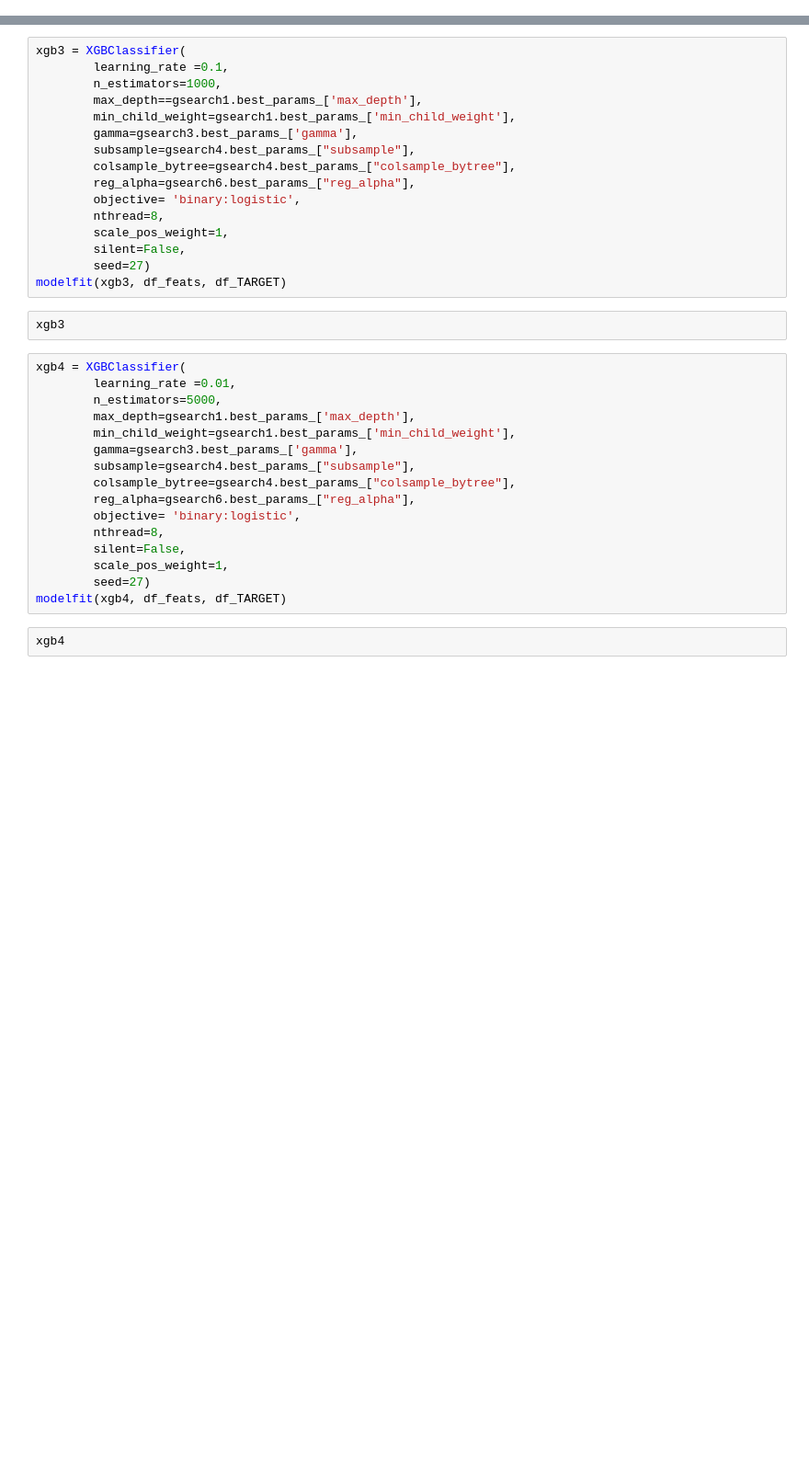
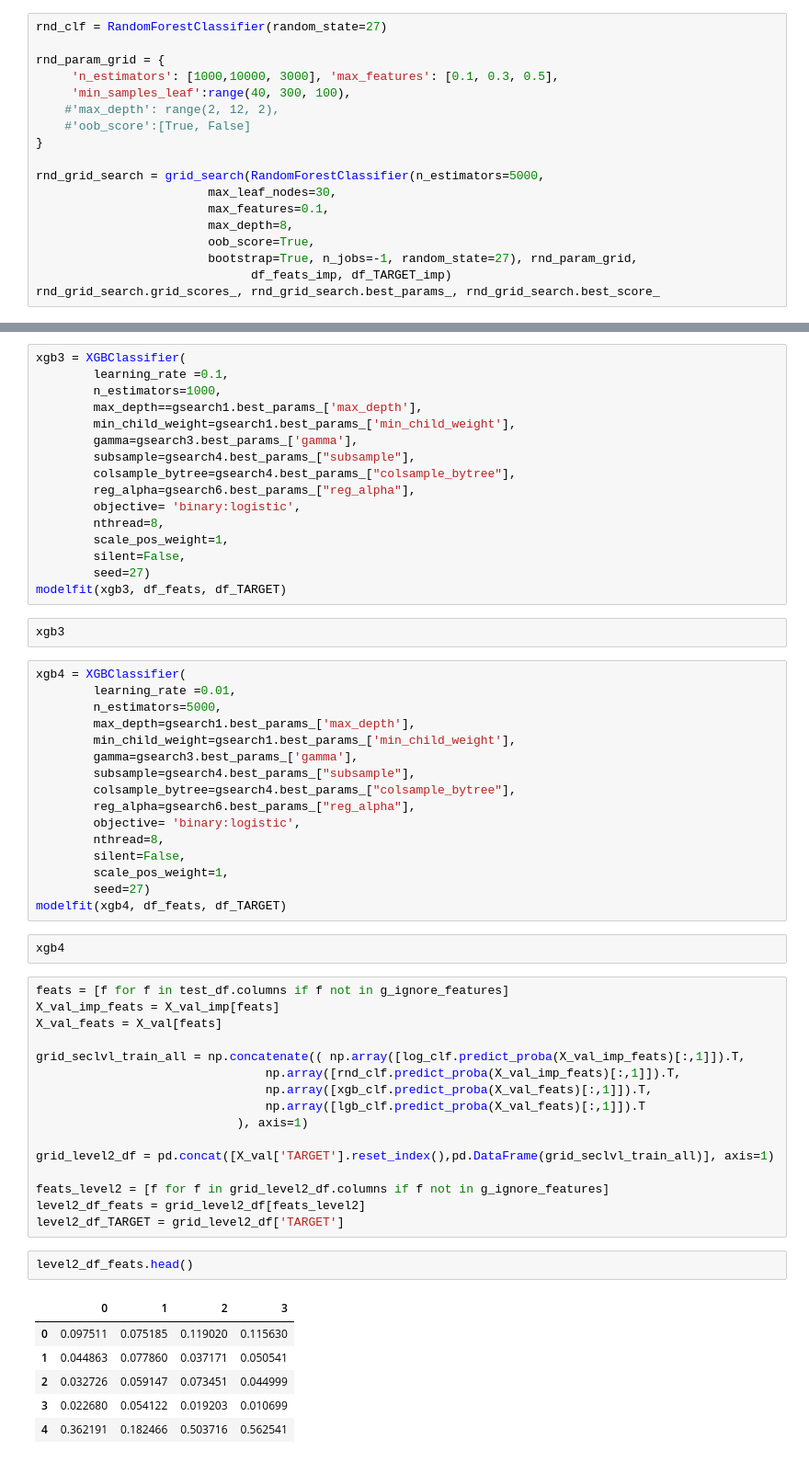
Before and after one commit to hwanghw/dataana, a Jupyter notebook: data_preparation_track3.ipynb, the cells around one changed output, grey strips where cells are left out. Shown at 92% size. Drawn from its saved outputs; the diff is of its cells as text; blank space fills up the shorter version.

```diff
--- a/data_preparation_track3.ipynb
+++ b/data_preparation_track3.ipynb
@@ -639,0 +927,18 @@ gc.collect()
+# %%
+rnd_clf = RandomForestClassifier(random_state=27)
+
+rnd_param_grid = {
+     'n_estimators': [1000,10000, 3000], 'max_features': [0.1, 0.3, 0.5],
+     'min_samples_leaf':range(40, 300, 100),
+    #'max_depth': range(2, 12, 2),
+    #'oob_score':[True, False]
+}
+
+rnd_grid_search = grid_search(RandomForestClassifier(n_estimators=5000,
+                        max_leaf_nodes=30,
+                        max_features=0.1,
+                        max_depth=8,
+                        oob_score=True,
+                        bootstrap=True, n_jobs=-1, random_state=27), rnd_param_grid,
+                              df_feats_imp, df_TARGET_imp)
+rnd_grid_search.grid_scores_, rnd_grid_search.best_params_, rnd_grid_search.best_score_
@@ -824,3 +1169,28 @@ xgb4 = XGBClassifier(
 modelfit(xgb4, df_feats, df_TARGET)
 # %%
 xgb4
+# %%
+feats = [f for f in test_df.columns if f not in g_ignore_features]
+X_val_imp_feats = X_val_imp[feats]
+X_val_feats = X_val[feats]
+
+grid_seclvl_train_all = np.concatenate(( np.array([log_clf.predict_proba(X_val_imp_feats)[:,1]]).T,
+                                np.array([rnd_clf.predict_proba(X_val_imp_feats)[:,1]]).T,
+                                np.array([xgb_clf.predict_proba(X_val_feats)[:,1]]).T,
+                                np.array([lgb_clf.predict_proba(X_val_feats)[:,1]]).T
+                            ), axis=1)
+
+grid_level2_df = pd.concat([X_val['TARGET'].reset_index(),pd.DataFrame(grid_seclvl_train_all)], axis=1)
+
+feats_level2 = [f for f in grid_level2_df.columns if f not in g_ignore_features]
+level2_df_feats = grid_level2_df[feats_level2]
+level2_df_TARGET = grid_level2_df['TARGET']
+# %%
+level2_df_feats.head()
+# %% [output]
+|  | 0 | 1 | 2 | 3 |
+| 0 | 0.097511 | 0.075185 | 0.119020 | 0.115630 |
+| 1 | 0.044863 | 0.077860 | 0.037171 | 0.050541 |
+| 2 | 0.032726 | 0.059147 | 0.073451 | 0.044999 |
+| 3 | 0.022680 | 0.054122 | 0.019203 | 0.010699 |
+| 4 | 0.362191 | 0.182466 | 0.503716 | 0.562541 |
```
Also changed, not shown: parts of 65 cells of this notebook.
